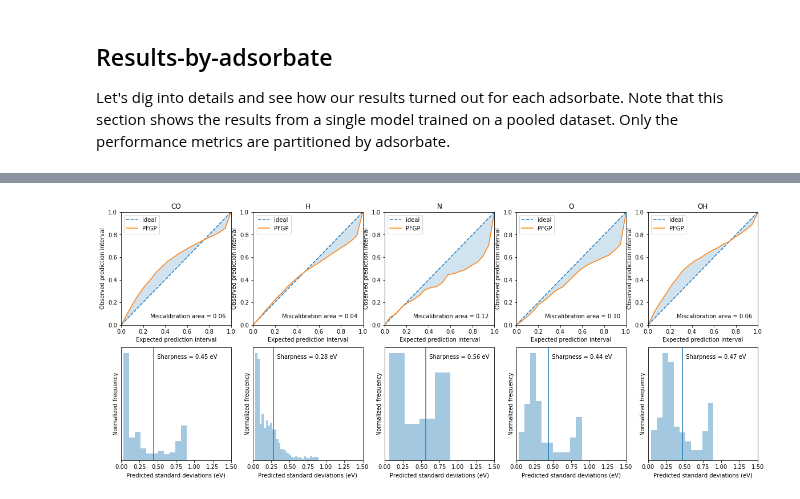
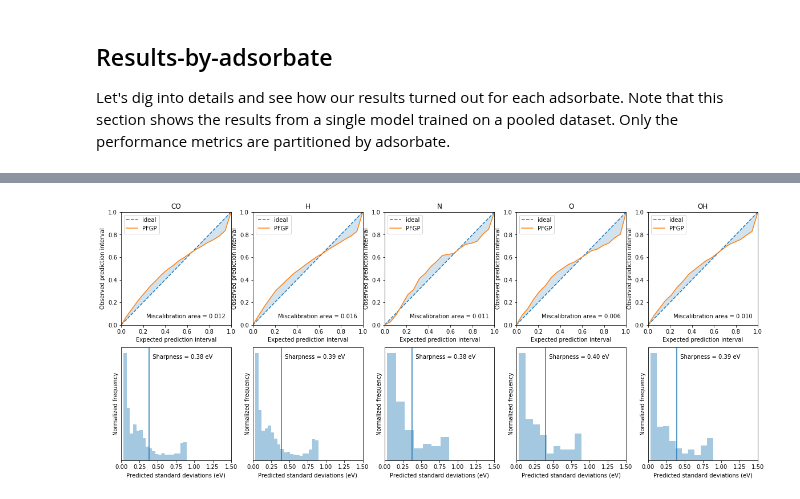
Before and after one commit to ulissigroup/uncertainty_benchmarking, a Jupyter notebook: PFGP/RBF/pfgp_rbf.ipynb, the cells around one changed output, grey strips where cells are left out. Saved outputs shown, nothing was run; the diff lists cells and outputs as text; code cells hidden in the pictures.

Commit message:
Save PFGP-RBF results on test set

```diff
--- a/PFGP/RBF/pfgp_rbf.ipynb
+++ b/PFGP/RBF/pfgp_rbf.ipynb
@@ -439,0 +506,18 @@ _ = ax_sharp.text(x=sharpness, y=ax_sharp.get_ylim()[1],
+# %%
+import torch
+
+
+# Verify the number of GPUs
+n_devices = torch.cuda.device_count()
+print('Planning to run on {} GPUs.'.format(n_devices))
+output_device = torch.device('cuda:0')
+
+# Put the model into evaluation mode, and then make the predictions
+model.eval()
+likelihood.eval()
+with torch.no_grad(), gpytorch.settings.fast_pred_var(), gpytorch.beta_features.checkpoint_kernel(1000):
+    _input_test = input_test.contiguous().to(output_device)
+    %time preds = model(_input_test)
+targets_pred = preds.mean.detach().cpu().numpy()
+stdevs = preds.stddev.detach().cpu().numpy()
+residuals = targets_pred - targets_test.detach().cpu().numpy()
@@ -439,0 +581,22 @@ _ = ax_sharp.text(x=sharpness, y=ax_sharp.get_ylim()[1],
+# %%
+%%cache calibration_test.pkl predicted_pi observed_pi
+
+import numpy as np
+from scipy import stats
+from tqdm import tqdm_notebook
+
+
+def calculate_density(percentile):
+    num_within_quantile = 0
+    for stdev, resid in zip(stdevs, residuals):
+        norm = stats.norm(loc=0, scale=stdev)
+        lower_bound = norm.ppf(0.5-percentile/2)
+        upper_bound = norm.ppf(0.5+percentile/2)
+        if lower_bound <= resid <= upper_bound:
+            num_within_quantile += 1
+    density = num_within_quantile / len(residuals)
+    return density
+
+predicted_pi = np.linspace(0, 1, 20)
+observed_pi = [calculate_density(quantile)
+               for quantile in tqdm_notebook(predicted_pi, desc='Calibration')]
@@ -659,32 +917,35 @@ for i, ads in enumerate(adsorbates):
 
     # Annotate the plot with the miscalibration area
     ax_cal.text(x=0.95, y=0.05,
-                s='Miscalibration area = %.2f' % miscalibration_area,
+                s='Miscalibration area = %.3f' % miscalibration_area,
                 verticalalignment='bottom',
                 horizontalalignment='right')
 
     # Plot sharpness curve
     xlim = [0., 1.5]
     ax_sharp = axes[1][i]
     ax_sharp = sns.distplot(_stdevs, kde=False, norm_hist=True, ax=ax_sharp)
     ax_sharp.set_xlim(xlim)
     ax_sharp.set_xlabel('Predicted standard deviations (eV)')
     ax_sharp.set_ylabel('Normalized frequency')
     ax_sharp.set_yticklabels([])
     ax_sharp.set_yticks([])
 
     # Calculate and report sharpness
     sharpness = np.sqrt(np.mean(_stdevs**2))
     _ = ax_sharp.axvline(x=sharpness, label='sharpness')
     if sharpness < (xlim[0] + xlim[1]) / 2:
         text = '\n  Sharpness = %.2f eV' % sharpness
         h_align = 'left'
     else:
         text = '\nSharpness = %.2f eV  ' % sharpness
         h_align = 'right'
     _ = ax_sharp.text(x=sharpness, y=ax_sharp.get_ylim()[1],
                       s=text,
                       verticalalignment='top',
                       horizontalalignment=h_align)
+
+# Save figure
+plt.savefig('calibration_and_sharpness_blocked.pdf', dpi=300, bbox_inches='tight', transparent=True)
 # %% [output]
-[figure, old version]
+[figure, new version]
```
Also changed, not shown: parts of 20 cells of this notebook, 9 other files.
